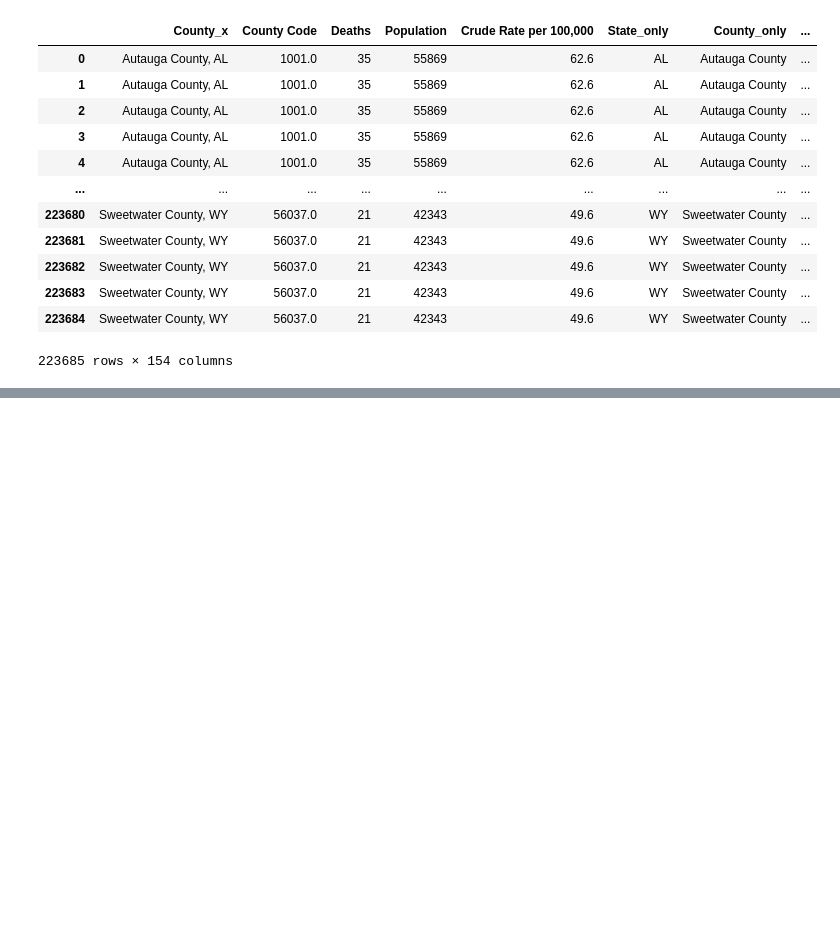
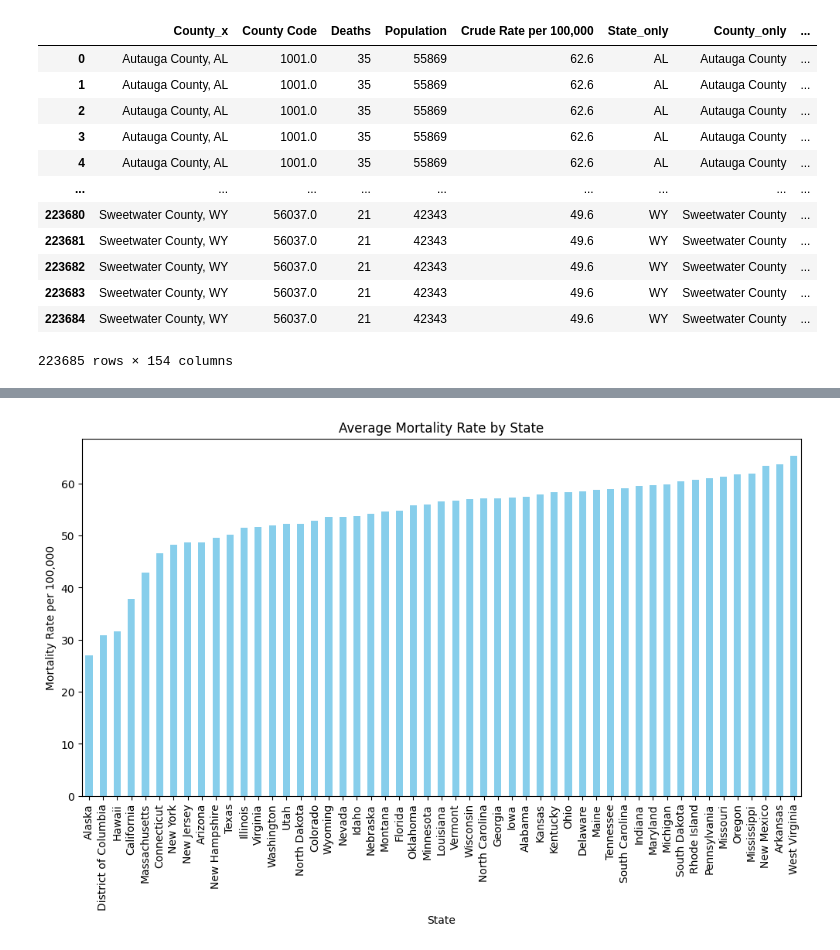
Before and after one commit to marklee4823/math189_project, a Jupyter notebook: Notebook.ipynb, the cells around one changed output, grey strips where cells are left out. Cells and saved outputs as stored; diff of their text form; code cells hidden in the pictures; blank space fills up the shorter version.

```diff
--- a/Notebook.ipynb
+++ b/Notebook.ipynb
@@ -216,0 +260,11 @@ df_merged
+# %%
+plt.figure(figsize=(12, 6))
+state_avg = df_merged.groupby('State')['mortality_rate'].mean().sort_values()
+state_avg.plot(kind='bar', color='skyblue')
+plt.title("Average Mortality Rate by State")
+plt.xlabel("State")
+plt.ylabel("Mortality Rate per 100,000")
+plt.xticks(rotation=90)
+plt.show()
+# %% [output]
+[figure, added]
```
Also changed, not shown: parts of 9 cells of this notebook.
